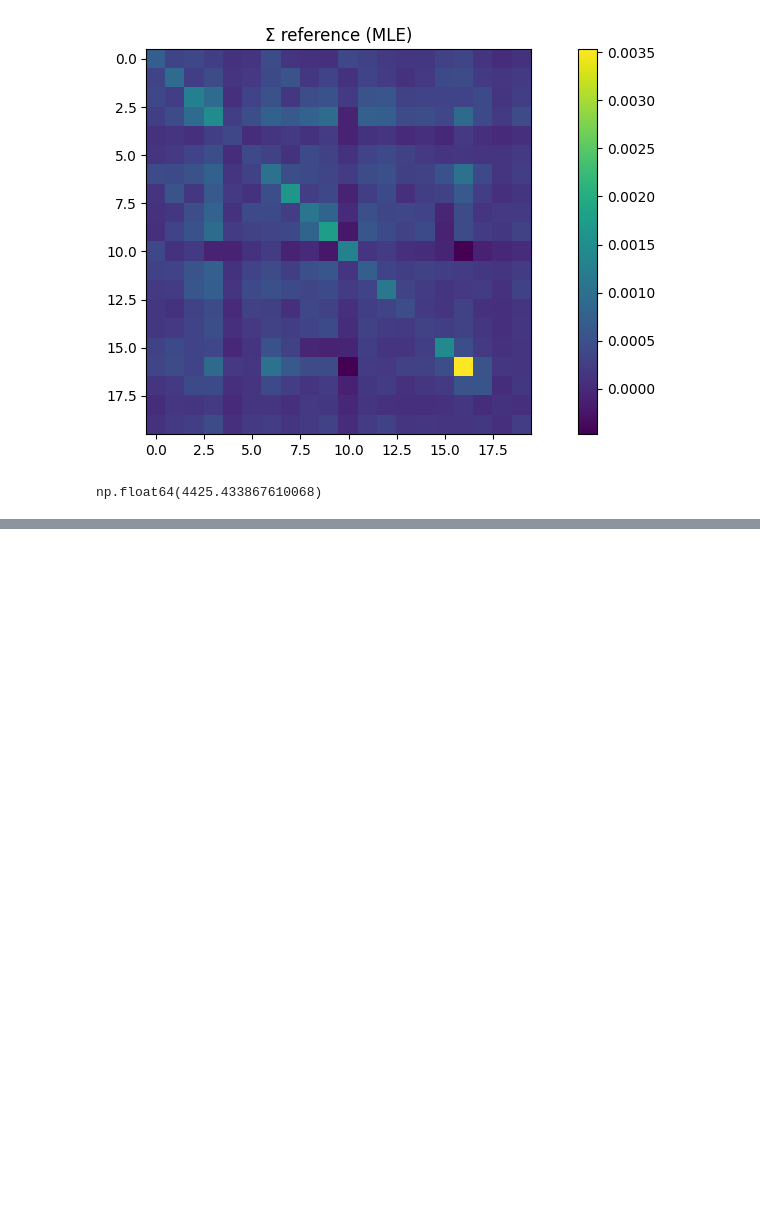
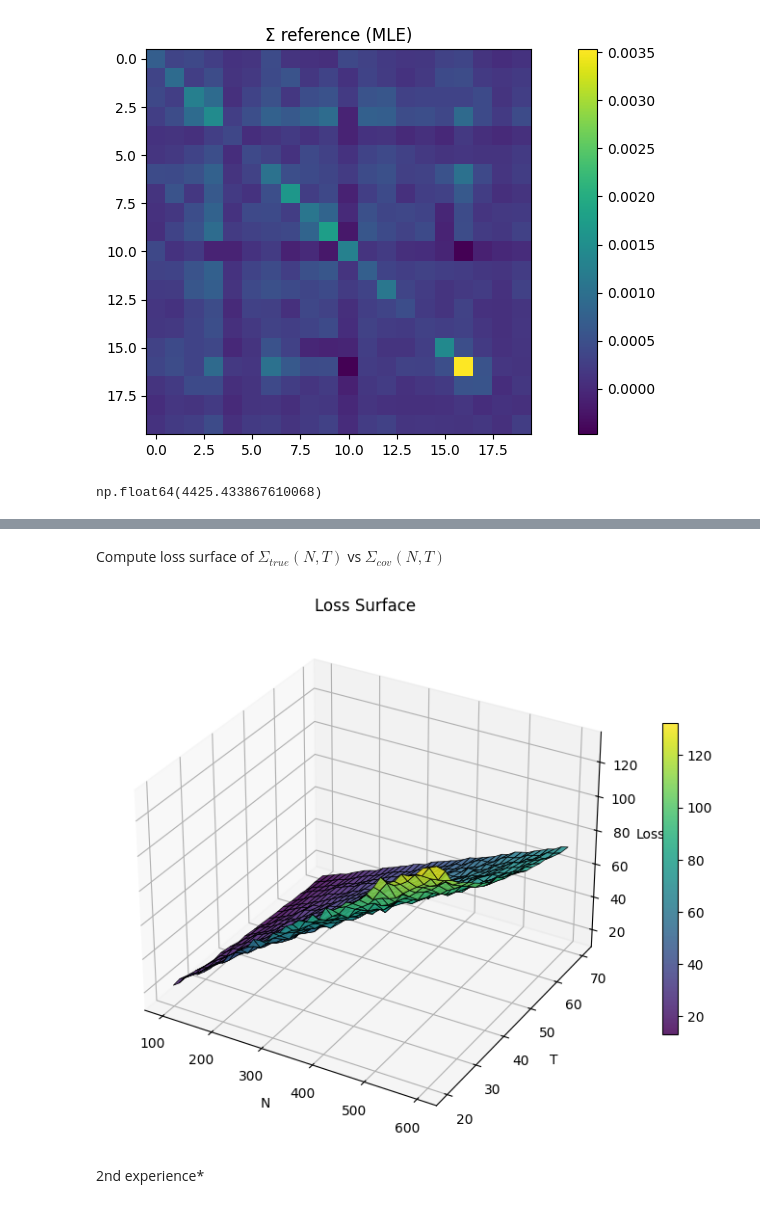
Before and after one commit to Armanddevacc/covariance-cleaning-nn, a Jupyter notebook: test.ipynb, the cells around one changed output, grey strips where cells are left out. Drawn from its saved outputs; the diff is of its cells as text; code cells hidden in the pictures; blank space fills up the shorter version.

```diff
--- a/test.ipynb
+++ b/test.ipynb
@@ -197,0 +200,2 @@ np.float64(4425.433867610068)
+# %% [markdown]
+Compute loss surface of $\Sigma_{true}(N,T)$ vs $\Sigma_{cov}(N,T)$
@@ -197,0 +206,40 @@ np.float64(4425.433867610068)
+# %%
+Ns = np.linspace(100, 600, 40, dtype=int)
+Ts = np.linspace(20, 70, 20, dtype=int)
+loss = []
+# %%
+for N in Ns:
+    for T in Ts:
+        df = np.random.randint(5 * N, 10 * N)  # degrees of freedom for invwishart
+        Sigma_true = st.invwishart.rvs(df=df, scale=np.eye(N))*(df-N-1)
+        Z = np.random.standard_normal((N, T))
+        L = np.linalg.cholesky(Sigma_true)
+        R = L @ Z
+        Sigma_emp = np.cov(R)
+        loss.append(np.linalg.norm(Sigma_emp - Sigma_true, 'fro'))
+# %%
+# meshing
+loss_grid = np.array(loss).reshape(len(np.array(Ns)), len(np.array(Ts)))
+N_mesh, T_mesh = np.meshgrid(np.array(Ns), np.array(Ts), indexing='ij')
+# %%
+# plot
+fig = plt.figure(figsize=(10,7))
+ax = fig.add_subplot(111, projection='3d')
+
+surf = ax.plot_surface(N_mesh, T_mesh, loss_grid,
+                       cmap='viridis',
+                       edgecolor='k',
+                       linewidth=0.5,
+                       alpha=0.85)
+
+ax.set_xlabel("N")
+ax.set_ylabel("T")
+ax.set_zlabel("Loss")
+ax.set_title("Loss Surface")
+
+fig.colorbar(surf, shrink=0.6)
+plt.show()
+# %% [output]
+[figure, added]
+# %% [markdown]
+2nd experience*
```
Also changed, not shown: parts of 6 cells of this notebook, 3 other files.
